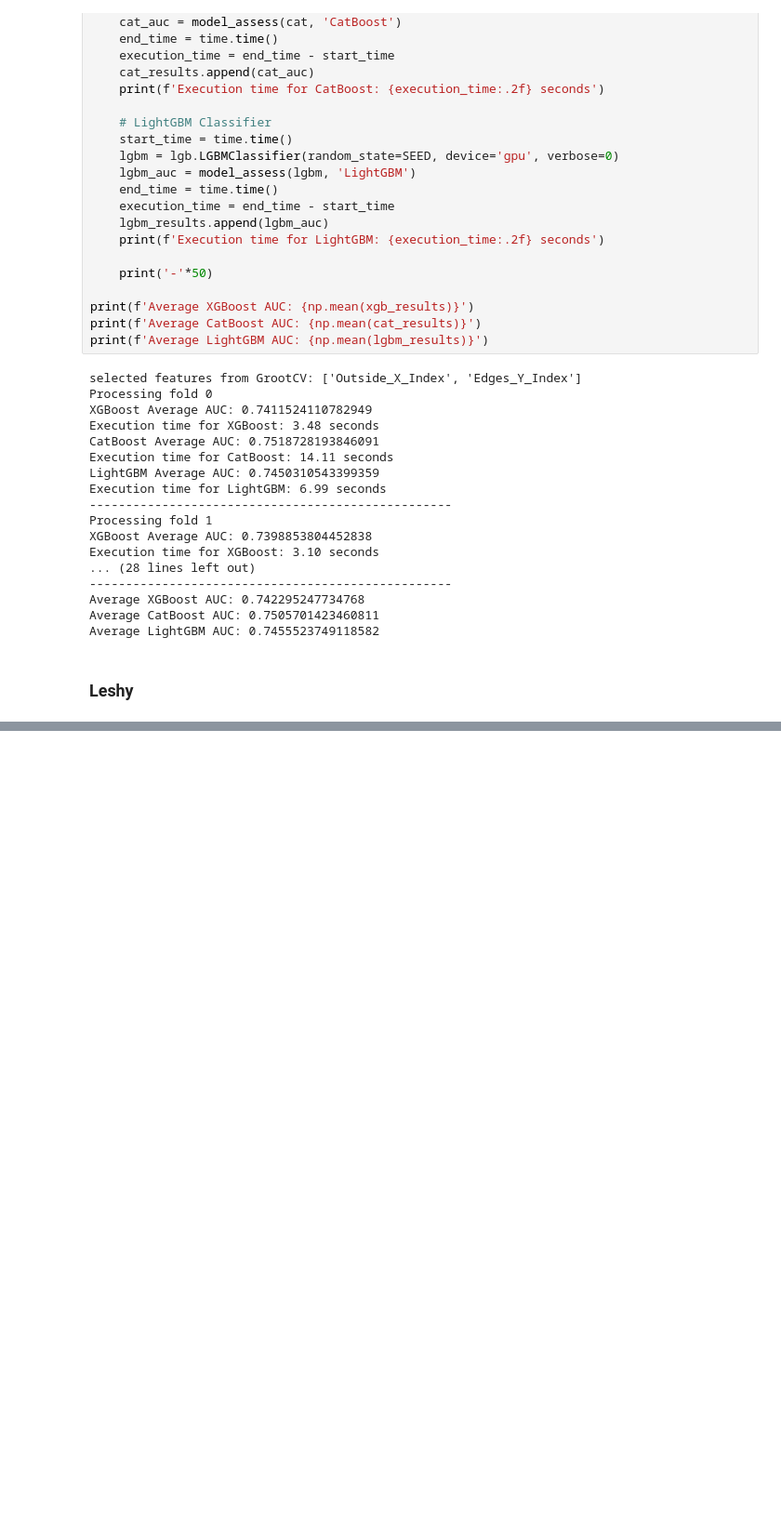
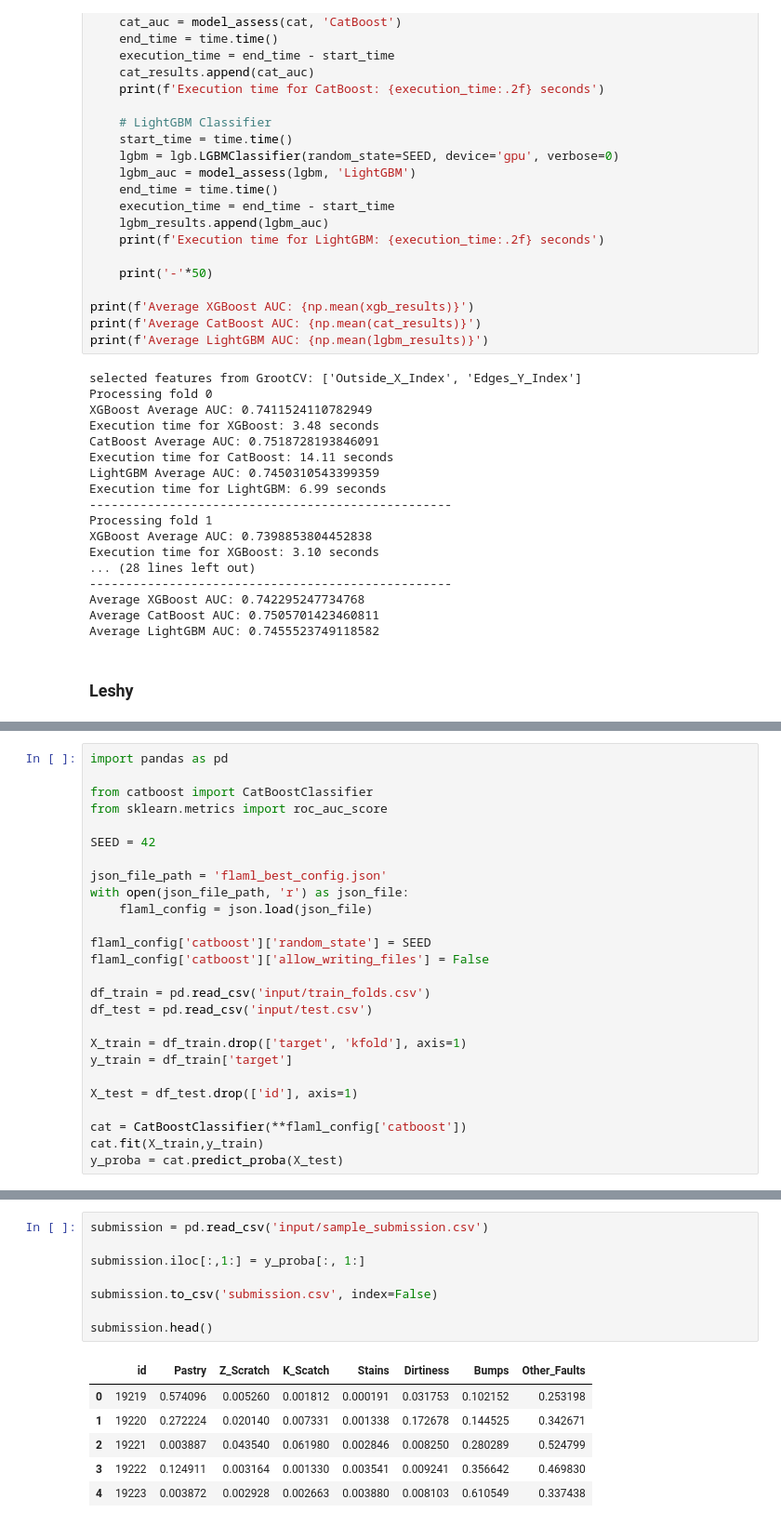
Before and after one commit to rafaPassarinho/kaggle-competitions, a Jupyter notebook: steel-plate-defect-prediction/competition-notebook.ipynb, the cells around one changed output, grey strips where cells are left out. Shown: that part at 93% size. Saved outputs shown, nothing was run; the diff lists cells and outputs as text; blank space fills up the shorter version.

```diff
--- a/steel-plate-defect-prediction/competition-notebook.ipynb
+++ b/steel-plate-defect-prediction/competition-notebook.ipynb
@@ -385,0 +779,26 @@ AttributeError: 'NoneType' object has no attribute 'gca'
+# %%
+import pandas as pd
+
+from catboost import CatBoostClassifier
+from sklearn.metrics import roc_auc_score
+
+SEED = 42
+
+json_file_path = 'flaml_best_config.json'
+with open(json_file_path, 'r') as json_file:
+    flaml_config = json.load(json_file)
+
+flaml_config['catboost']['random_state'] = SEED
+flaml_config['catboost']['allow_writing_files'] = False
+
+df_train = pd.read_csv('input/train_folds.csv')
+df_test = pd.read_csv('input/test.csv')
+
+X_train = df_train.drop(['target', 'kfold'], axis=1)
+y_train = df_train['target']
+
+X_test = df_test.drop(['id'], axis=1)
+
+cat = CatBoostClassifier(**flaml_config['catboost'])
+cat.fit(X_train,y_train)
+y_proba = cat.predict_proba(X_test)
@@ -385,0 +842,15 @@ AttributeError: 'NoneType' object has no attribute 'gca'
+# %%
+submission = pd.read_csv('input/sample_submission.csv')
+
+submission.iloc[:,1:] = y_proba[:, 1:]
+
+submission.to_csv('submission.csv', index=False)
+
+submission.head()
+# %% [output]
+|  | id | Pastry | Z_Scratch | K_Scatch | Stains | Dirtiness | Bumps | Other_Faults |
+| 0 | 19219 | 0.574096 | 0.005260 | 0.001812 | 0.000191 | 0.031753 | 0.102152 | 0.253198 |
+| 1 | 19220 | 0.272224 | 0.020140 | 0.007331 | 0.001338 | 0.172678 | 0.144525 | 0.342671 |
+| 2 | 19221 | 0.003887 | 0.043540 | 0.061980 | 0.002846 | 0.008250 | 0.280289 | 0.524799 |
+| 3 | 19222 | 0.124911 | 0.003164 | 0.001330 | 0.003541 | 0.009241 | 0.356642 | 0.469830 |
+| 4 | 19223 | 0.003872 | 0.002928 | 0.002663 | 0.003880 | 0.008103 | 0.610549 | 0.337438 |
```
Also changed, not shown: parts of 19 cells of this notebook.
